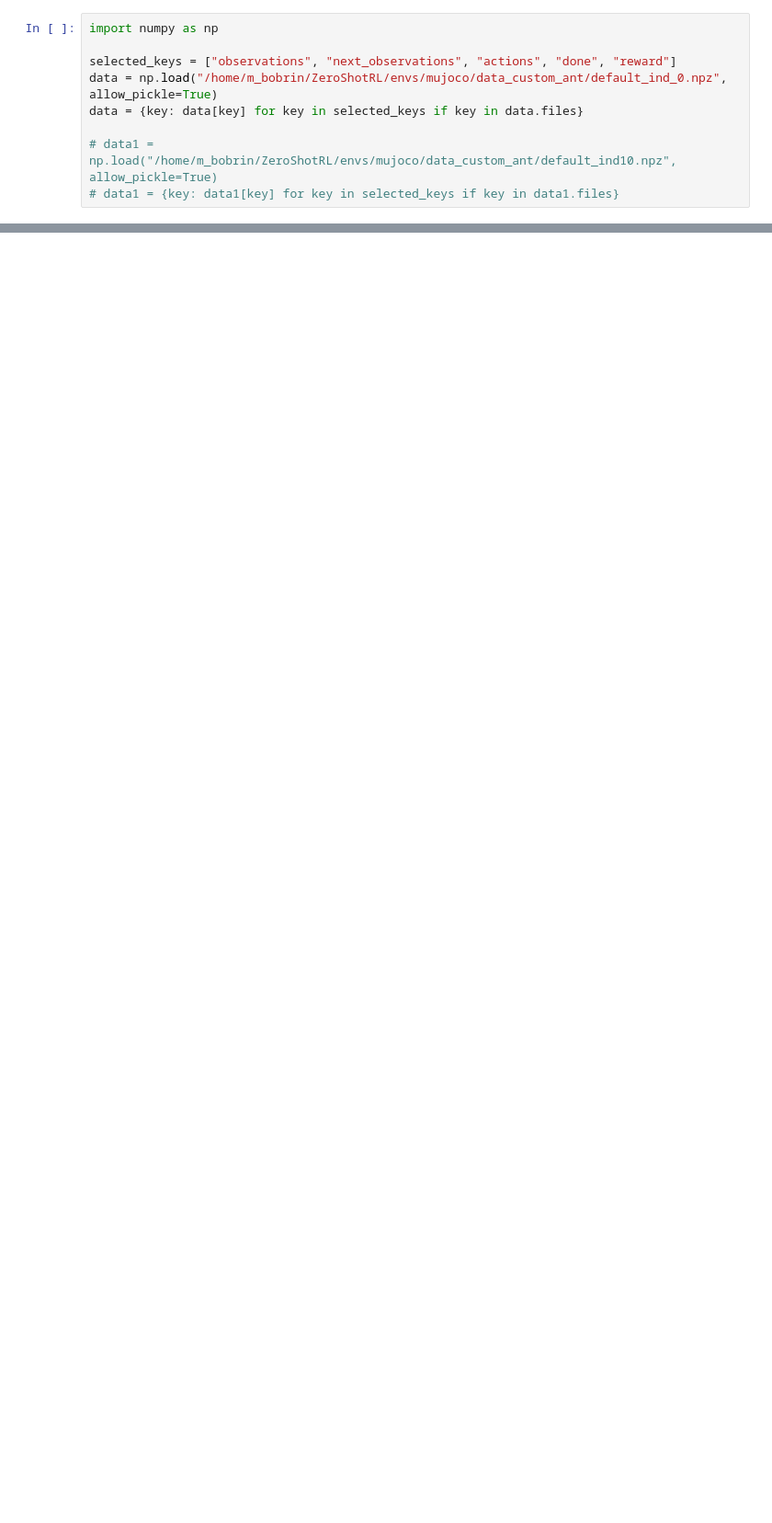
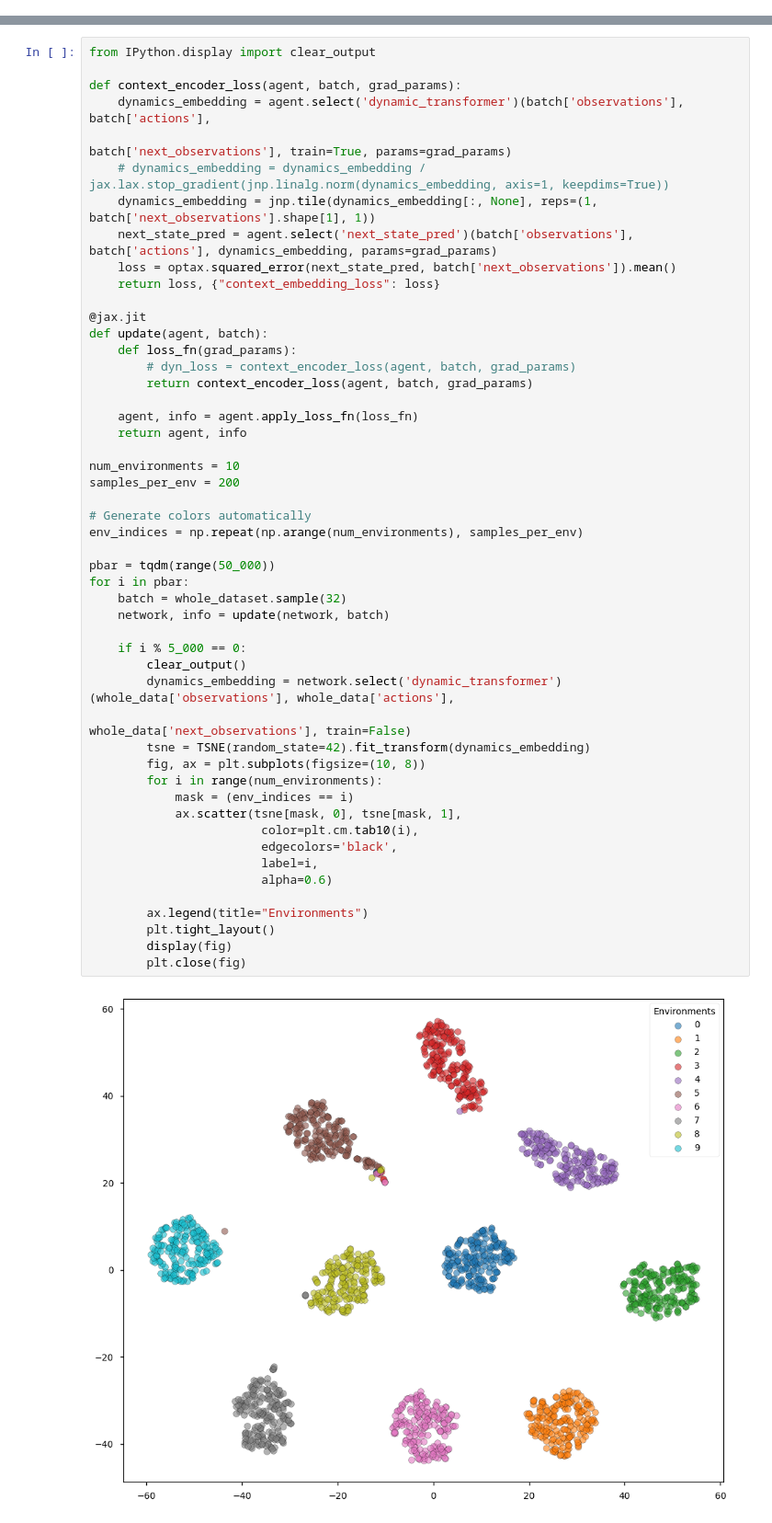
Before and after one commit to skylooop/BeliefConditionedFB, a Jupyter notebook: notebooks/test.ipynb, the cells around one changed output, grey strips where cells are left out. Shown at 92% size. Cells and saved outputs as stored; diff of their text form; blank space fills up the shorter version.

```diff
--- a/notebooks/test.ipynb
+++ b/notebooks/test.ipynb
@@ -66,9 +65,0 @@ env.reset()
-# %%
-import numpy as np
-
-selected_keys = ["observations", "next_observations", "actions", "done", "reward"]
-data = np.load("/home/m_bobrin/ZeroShotRL/envs/mujoco/data_custom_ant/default_ind_0.npz", allow_pickle=True)
-data = {key: data[key] for key in selected_keys if key in data.files}
-
-# data1 = np.load("/home/m_bobrin/ZeroShotRL/envs/mujoco/data_custom_ant/default_ind10.npz", allow_pickle=True)
-# data1 = {key: data1[key] for key in selected_keys if key in data1.files}
@@ -82,0 +137,52 @@ jax.tree.map(lambda x: x.shape, test_d)
+# %%
+from IPython.display import clear_output
+
+def context_encoder_loss(agent, batch, grad_params):
+    dynamics_embedding = agent.select('dynamic_transformer')(batch['observations'], batch['actions'],
+                                                                            batch['next_observations'], train=True, params=grad_params)
+    # dynamics_embedding = dynamics_embedding / jax.lax.stop_gradient(jnp.linalg.norm(dynamics_embedding, axis=1, keepdims=True))
+    dynamics_embedding = jnp.tile(dynamics_embedding[:, None], reps=(1, batch['next_observations'].shape[1], 1))
+    next_state_pred = agent.select('next_state_pred')(batch['observations'], batch['actions'], dynamics_embedding, params=grad_params)
+    loss = optax.squared_error(next_state_pred, batch['next_observations']).mean()
+    return loss, {"context_embedding_loss": loss}
+
+@jax.jit
+def update(agent, batch):
+    def loss_fn(grad_params):
+        # dyn_loss = context_encoder_loss(agent, batch, grad_params)
+        return context_encoder_loss(agent, batch, grad_params)
+
+    agent, info = agent.apply_loss_fn(loss_fn)
+    return agent, info
+
+num_environments = 10
+samples_per_env = 200
+
+# Generate colors automatically
+env_indices = np.repeat(np.arange(num_environments), samples_per_env)
+
+pbar = tqdm(range(50_000))
+for i in pbar:
+    batch = whole_dataset.sample(32)
+    network, info = update(network, batch)
+
+    if i % 5_000 == 0:
+        clear_output()
+        dynamics_embedding = network.select('dynamic_transformer')(whole_data['observations'], whole_data['actions'],
+                                                                            whole_data['next_observations'], train=False)
+        tsne = TSNE(random_state=42).fit_transform(dynamics_embedding)
+        fig, ax = plt.subplots(figsize=(10, 8))
+        for i in range(num_environments):
+            mask = (env_indices == i)
+            ax.scatter(tsne[mask, 0], tsne[mask, 1],
+                        color=plt.cm.tab10(i),
+                        edgecolors='black',
+                        label=i,
+                        alpha=0.6)
+
+        ax.legend(title="Environments")
+        plt.tight_layout()
+        display(fig)
+        plt.close(fig)
+# %% [output]
+[figure, added]
```
Also changed, not shown: parts of 9 cells of this notebook, 15 other files.
